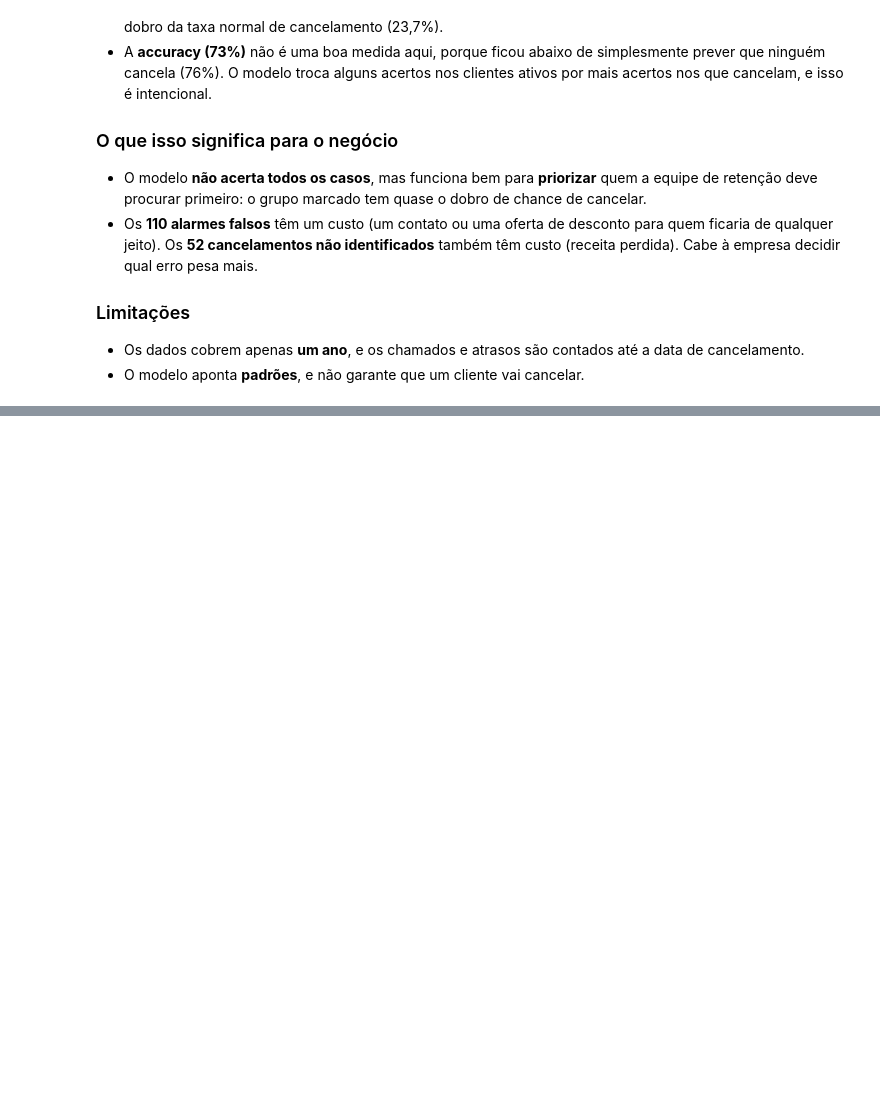
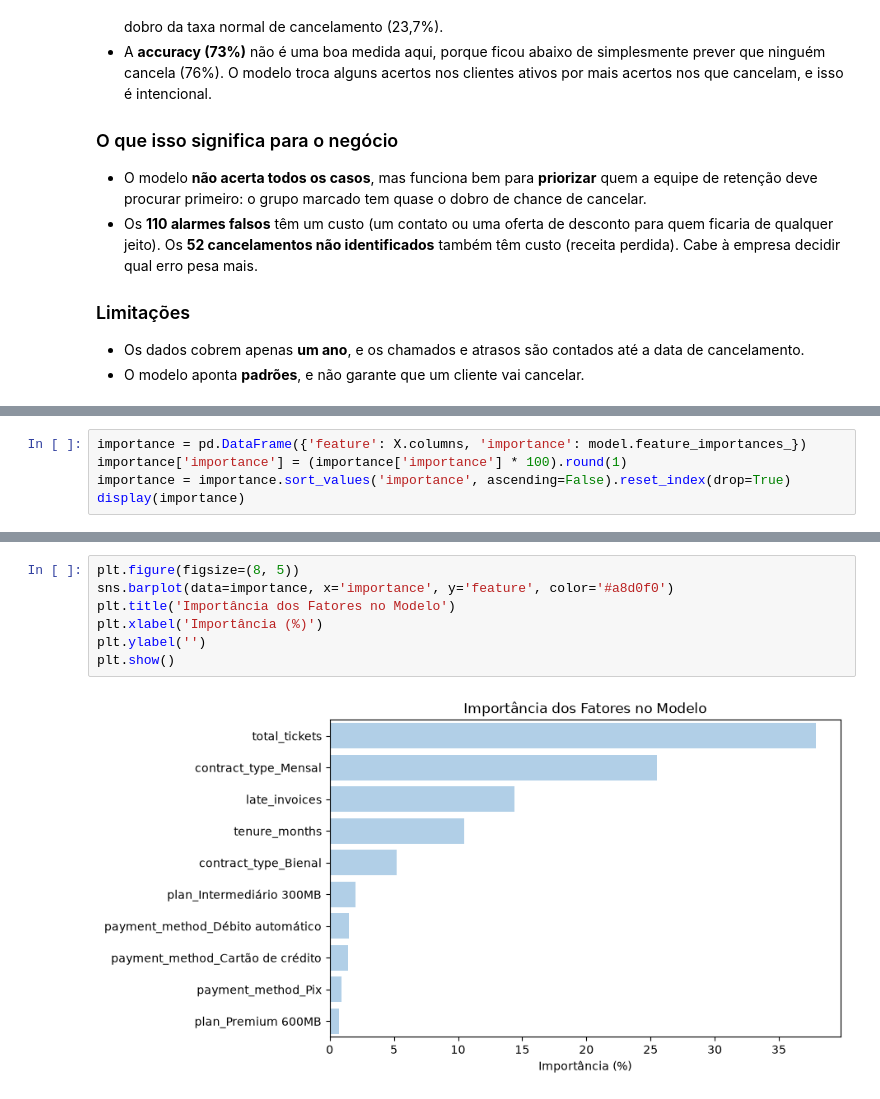
Before and after one commit to ricardo-paganini/subscription-churn-analysis, a Jupyter notebook: churn_analysis.ipynb, the cells around one changed output, grey strips where cells are left out. Saved outputs shown, nothing was run; the diff lists cells and outputs as text; blank space fills up the shorter version.

Commit message:
Add feature importance analysis

```diff
--- a/churn_analysis.ipynb
+++ b/churn_analysis.ipynb
@@ -850,0 +855,5 @@ No conjunto de teste, com **600 clientes** (142 cancelaram):
+# %%
+importance = pd.DataFrame({'feature': X.columns, 'importance': model.feature_importances_})
+importance['importance'] = (importance['importance'] * 100).round(1)
+importance = importance.sort_values('importance', ascending=False).reset_index(drop=True)
+display(importance)
@@ -850,0 +872,9 @@ No conjunto de teste, com **600 clientes** (142 cancelaram):
+# %%
+plt.figure(figsize=(8, 5))
+sns.barplot(data=importance, x='importance', y='feature', color='#a8d0f0')
+plt.title('Importância dos Fatores no Modelo')
+plt.xlabel('Importância (%)')
+plt.ylabel('')
+plt.show()
+# %% [output]
+[figure, added]
```
Also changed, not shown: parts of 2 cells of this notebook.
